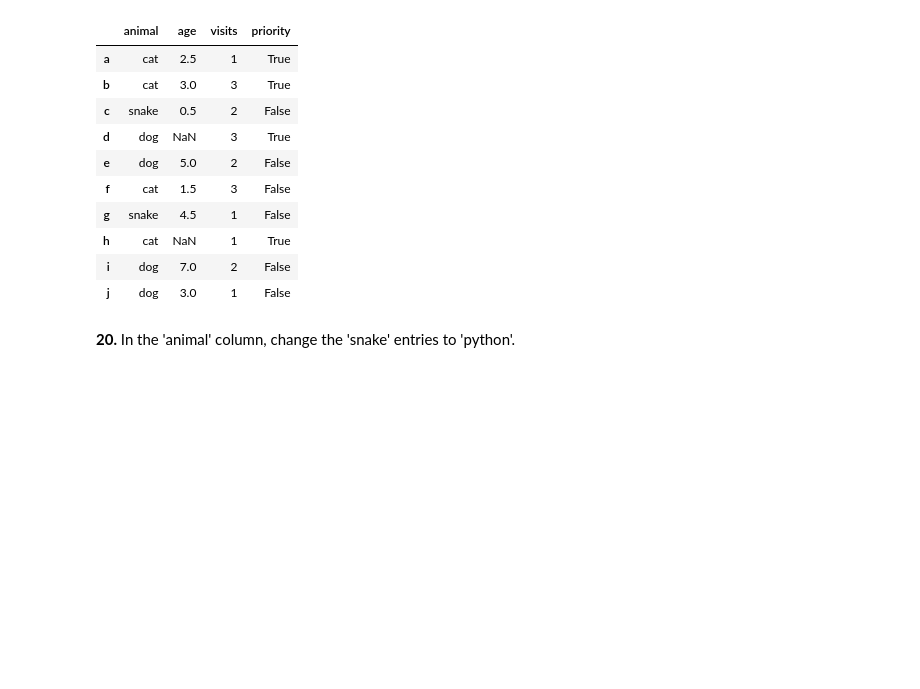
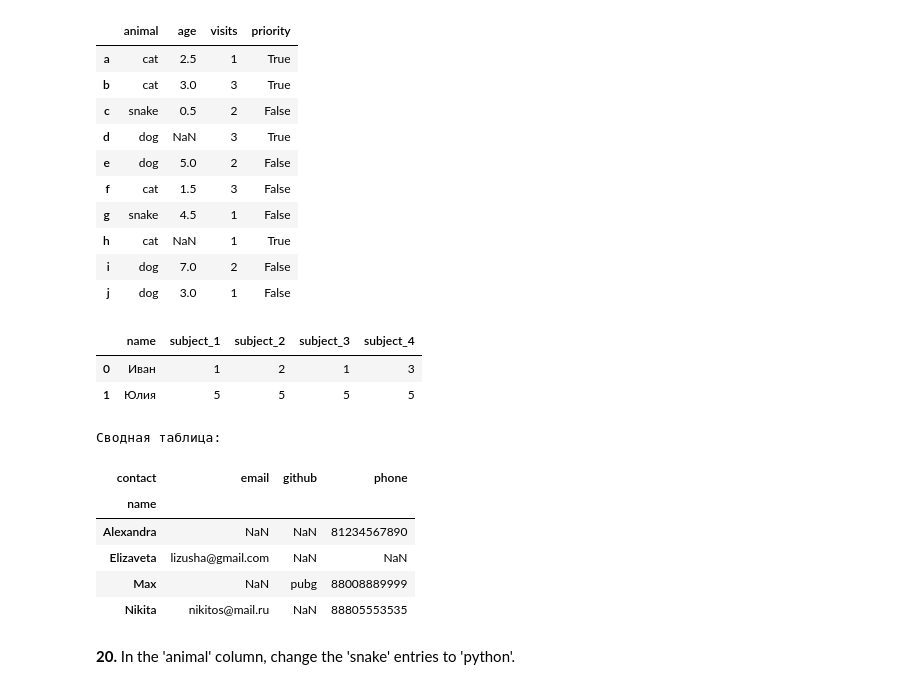
Before and after one commit to buxazich/Full_ML_Course, a Jupyter notebook: 25-Pandas-exercises/100-pandas-puzzles.ipynb, the cells around one changed output. Cells and saved outputs as stored; diff of their text form; code cells hidden in the pictures; blank space fills up the shorter version.

```diff
--- a/25-Pandas-exercises/100-pandas-puzzles.ipynb
+++ b/25-Pandas-exercises/100-pandas-puzzles.ipynb
@@ -248,6 +263,44 @@ df
 | h | cat | NaN | 1 | True |
 | i | dog | 7.0 | 2 | False |
 | j | dog | 3.0 | 1 | False |
+# %%
+import pandas as pd
+
+data = {
+    "name": ["Иван", "Юлия"],
+     "subject_1": [1, 5],
+     "subject_2": [2, 5],
+     "subject_3": [1, 5],
+     "subject_4": [3, 5]
+}
+
+df = pd.DataFrame(data)
+df
+# %% [output]
+|  | name | subject_1 | subject_2 | subject_3 | subject_4 |
+| 0 | Иван | 1 | 2 | 1 | 3 |
+| 1 | Юлия | 5 | 5 | 5 | 5 |
+# %%
+import pandas as pd
+
+df = pd.DataFrame({
+    'name': ['Nikita', 'Nikita', 'Max', 'Max', 'Elizaveta', 'Alexandra'],
+    'contact': ['phone', 'email', 'phone', 'github', 'email', 'phone'],
+    'value': ['88805553535', 'nikitos@mail.ru', '88008889999', 'pubg', 'lizusha@gmail.com', '81234567890']
+})
+
+# Сводная таблица - контакты по именам
+pivot_df = df.pivot(index='name', columns='contact', values='value')
+print("Сводная таблица:")
+pivot_df
+# %% [output]
+Сводная таблица:
+| contact | email | github | phone |
+| name |  |  |  |
+| Alexandra | NaN | NaN | 81234567890 |
+| Elizaveta | lizusha@gmail.com | NaN | NaN |
+| Max | NaN | pubg | 88008889999 |
+| Nikita | nikitos@mail.ru | NaN | 88805553535 |
 # %% [markdown]
 **20.** In the 'animal' column, change the 'snake' entries to 'python'.
 # %%
```
Also changed, not shown: parts of 8 cells of this notebook, 6 other files.
